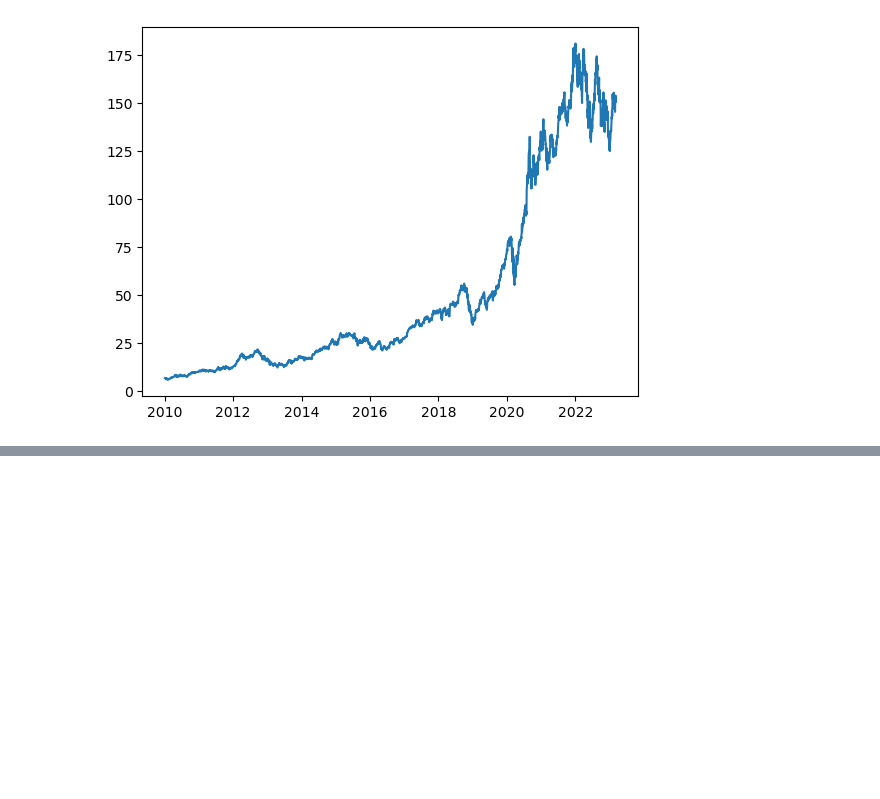
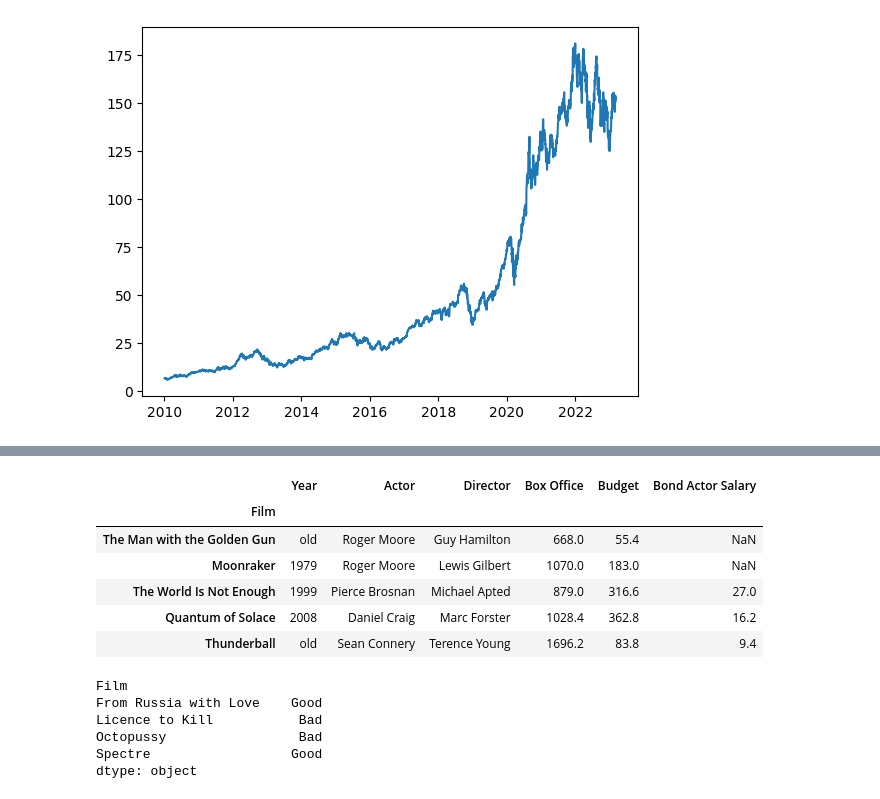
Before and after one commit to fredjo89/pandas-payground, a Jupyter notebook: 15_other_stuff.ipynb, the cells around one changed output, grey strips where cells are left out. Saved outputs shown, nothing was run; the diff lists cells and outputs as text; code cells hidden in the pictures; blank space fills up the shorter version.

```diff
--- a/15_other_stuff.ipynb
+++ b/15_other_stuff.ipynb
@@ -63,0 +78,39 @@ stocks.applymap(lambda cell: cell > 151)
+# %%
+def f(cell):
+    if isinstance(cell, str):
+        return cell
+    if isinstance(cell, int):
+        if cell <= 1975:
+            return "old"
+        return cell
+    if isinstance(cell, float):
+        return cell * 2
+
+
+bond.map(f).sample(5)
+# %% [output]
+|  | Year | Actor | Director | Box Office | Budget | Bond Actor Salary |
+| Film |  |  |  |  |  |  |
+| The Man with the Golden Gun | old | Roger Moore | Guy Hamilton | 668.0 | 55.4 | NaN |
+| Moonraker | 1979 | Roger Moore | Lewis Gilbert | 1070.0 | 183.0 | NaN |
+| The World Is Not Enough | 1999 | Pierce Brosnan | Michael Apted | 879.0 | 316.6 | 27.0 |
+| Quantum of Solace | 2008 | Daniel Craig | Marc Forster | 1028.4 | 362.8 | 16.2 |
+| Thunderball | old | Sean Connery | Terence Young | 1696.2 | 83.8 | 9.4 |
+# %%
+# apply a function on each row
+def f(row):
+    if row["Year"] < 1975:
+        return "Good"
+    if row["Actor"] == "Daniel Craig":
+        return "Good"
+    return "Bad"
+
+
+bond.apply(f, axis=1).sample(4)
+# %% [output]
+Film
+From Russia with Love    Good
+Licence to Kill           Bad
+Octopussy                 Bad
+Spectre                  Good
+dtype: object
```
Also changed, not shown: parts of 51 cells of this notebook, 1 other file.
